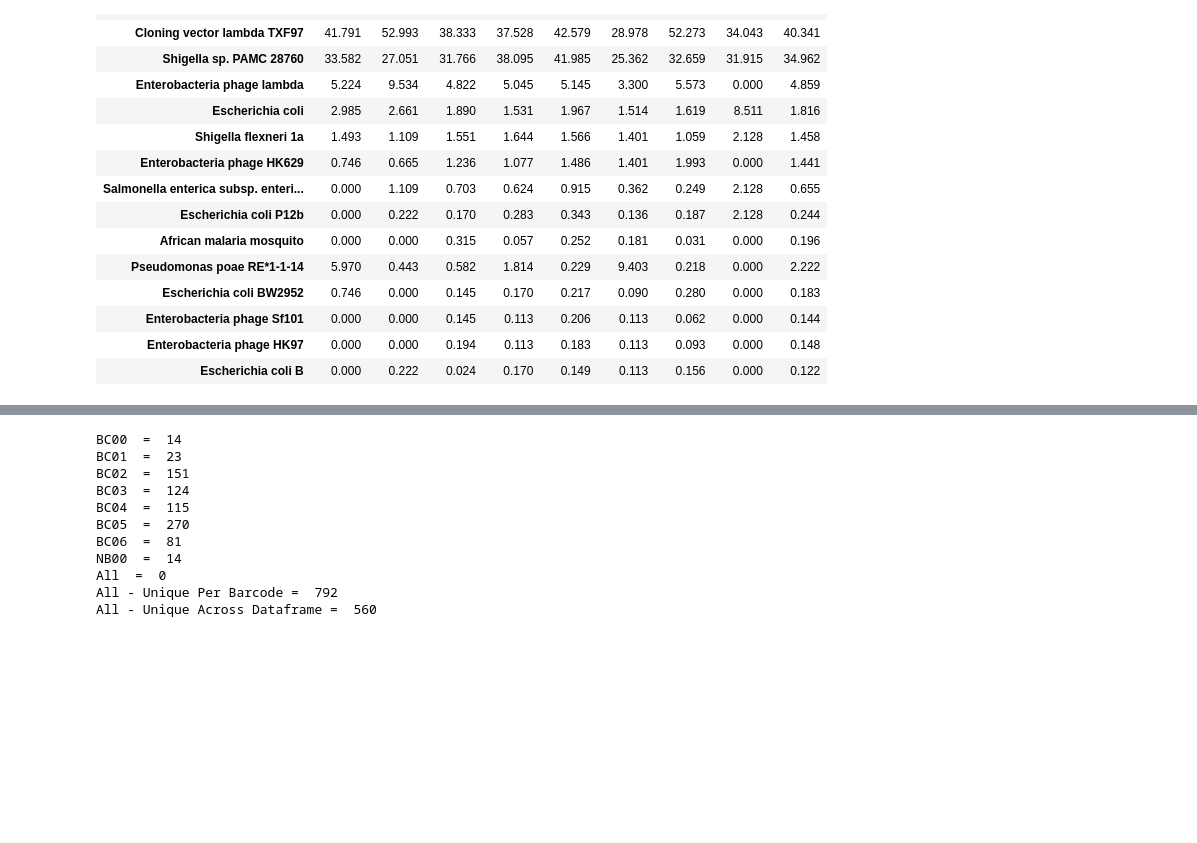
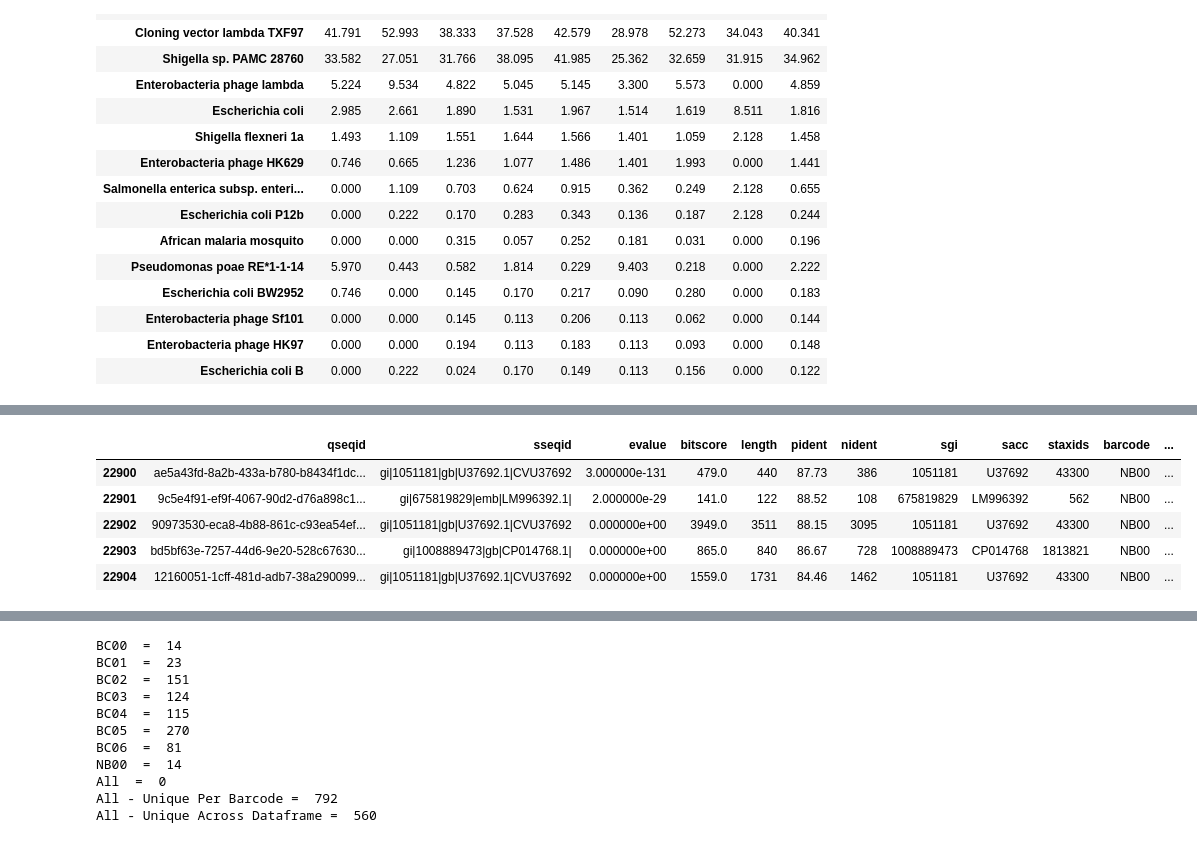
Before and after one commit to BenjaminSchwessinger/Gamran, a Jupyter notebook: MinIon_analysis_05012017_Wagga_initial-taxonomy.ipynb, the cells around one changed output, grey strips where cells are left out. Cells and saved outputs as stored; diff of their text form; code cells hidden in the pictures; blank space fills up the shorter version.

```diff
--- a/MinIon_analysis_05012017_Wagga_initial-taxonomy.ipynb
+++ b/MinIon_analysis_05012017_Wagga_initial-taxonomy.ipynb
@@ -190,0 +232,8 @@ joint_NCBI_df
+# %%
+#Appends columns to joint_NCBI_df_taxonomy corresponding to desired taxonomic ranks for metagenomic analysis
+joint_NCBI_df_taxonomy = joint_NCBI_df.copy()
+main_taxonomic_ranks = ['superkingdom', 'phylum', 'class', 'order', 'family', 'genus', 'species']
+for ranks in main_taxonomic_ranks:
+    search_rank_output_name_append_column(joint_NCBI_df_taxonomy,
+                                          joint_NCBI_df_taxonomy['staxids'],
+                                          ranks)
@@ -190,0 +248,9 @@ joint_NCBI_df
+# %%
+joint_NCBI_df_taxonomy.tail()
+# %% [output]
+|  | qseqid | sseqid | evalue | bitscore | length | pident | nident | sgi | sacc | staxids | barcode | ... |
+| 22900 | ae5a43fd-8a2b-433a-b780-b8434f1dc... | gi|1051181|gb|U37692.1|CVU37692 | 3.000000e-131 | 479.0 | 440 | 87.73 | 386 | 1051181 | U37692 | 43300 | NB00 | ... |
+| 22901 | 9c5e4f91-ef9f-4067-90d2-d76a898c1... | gi|675819829|emb|LM996392.1| | 2.000000e-29 | 141.0 | 122 | 88.52 | 108 | 675819829 | LM996392 | 562 | NB00 | ... |
+| 22902 | 90973530-eca8-4b88-861c-c93ea54ef... | gi|1051181|gb|U37692.1|CVU37692 | 0.000000e+00 | 3949.0 | 3511 | 88.15 | 3095 | 1051181 | U37692 | 43300 | NB00 | ... |
+| 22903 | bd5bf63e-7257-44d6-9e20-528c67630... | gi|1008889473|gb|CP014768.1| | 0.000000e+00 | 865.0 | 840 | 86.67 | 728 | 1008889473 | CP014768 | 1813821 | NB00 | ... |
+| 22904 | 12160051-1cff-481d-adb7-38a290099... | gi|1051181|gb|U37692.1|CVU37692 | 0.000000e+00 | 1559.0 | 1731 | 84.46 | 1462 | 1051181 | U37692 | 43300 | NB00 | ... |
```
Also changed, not shown: parts of 13 cells of this notebook.
